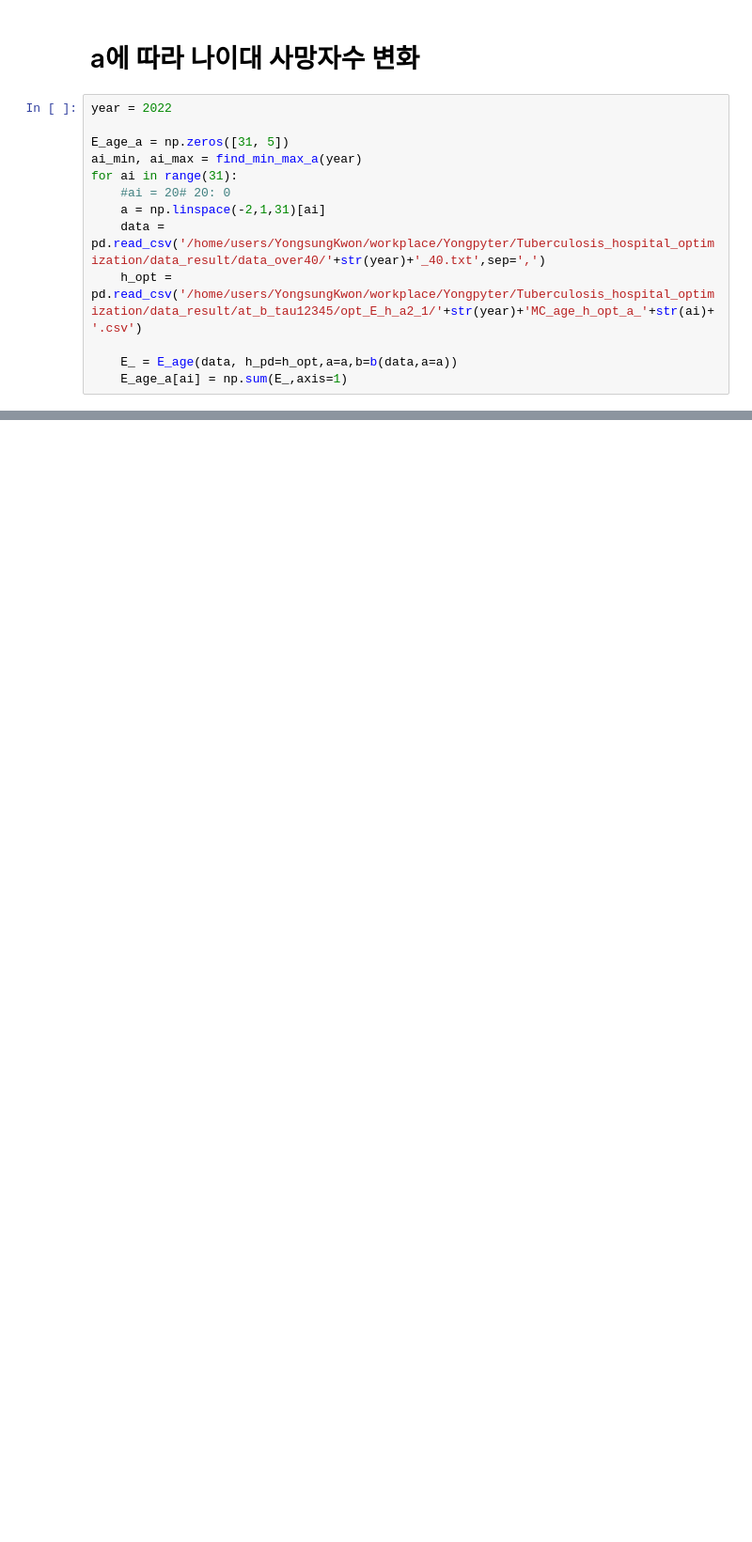
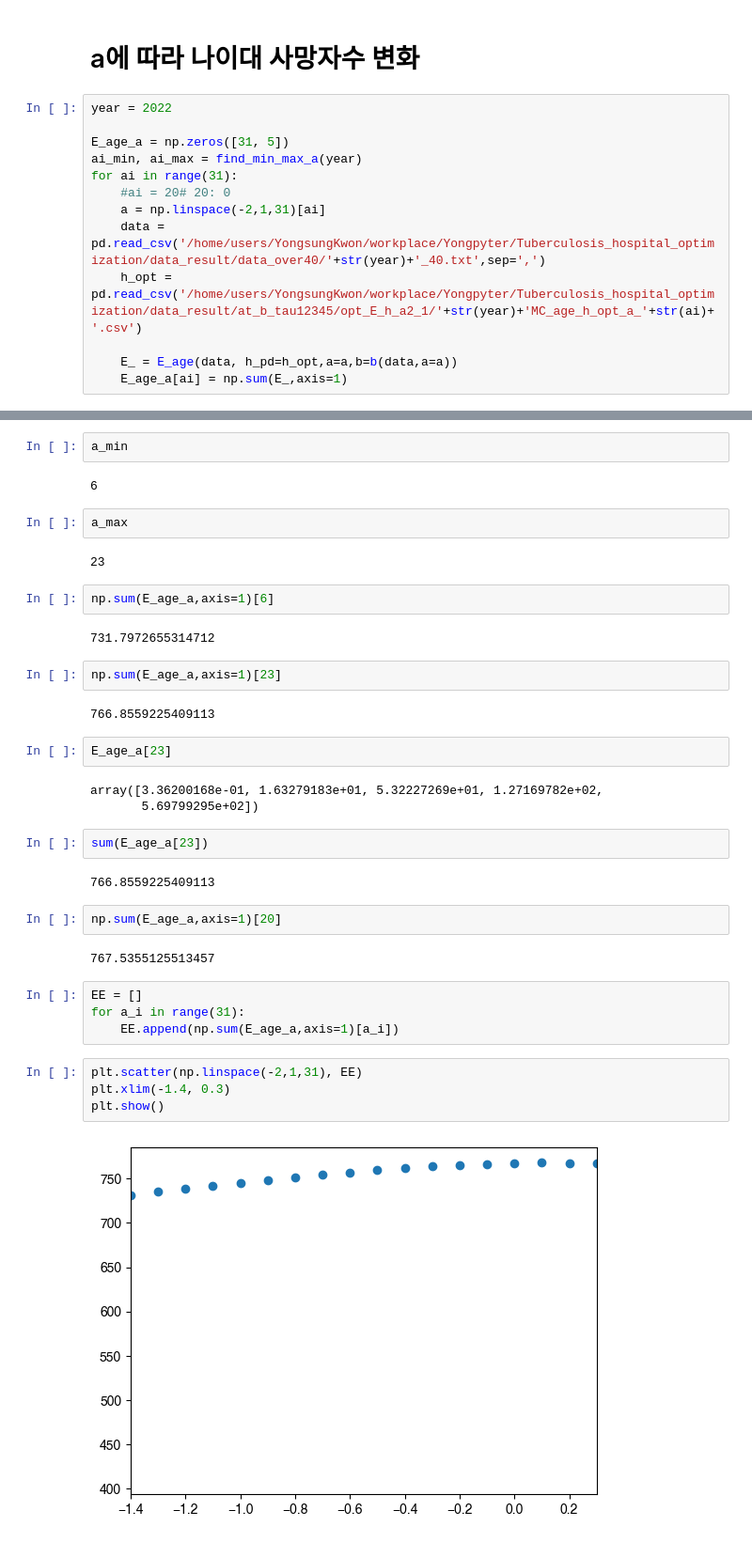
Before and after one commit to kwyosu7/Tuberculosis_hospital_optimization, a Jupyter notebook: at_b_tau12345/result_check.ipynb, the cells around one changed output, grey strips where cells are left out. Shown at 94% size. Drawn from its saved outputs; the diff is of its cells as text; blank space fills up the shorter version.

```diff
--- a/at_b_tau12345/result_check.ipynb
+++ b/at_b_tau12345/result_check.ipynb
@@ -230,0 +274,39 @@ plt.show()
+# %%
+a_min
+# %% [output]
+6
+# %%
+a_max
+# %% [output]
+23
+# %%
+np.sum(E_age_a,axis=1)[6]
+# %% [output]
+731.7972655314712
+# %%
+np.sum(E_age_a,axis=1)[23]
+# %% [output]
+766.8559225409113
+# %%
+E_age_a[23]
+# %% [output]
+array([3.36200168e-01, 1.63279183e+01, 5.32227269e+01, 1.27169782e+02,
+       5.69799295e+02])
+# %%
+sum(E_age_a[23])
+# %% [output]
+766.8559225409113
+# %%
+np.sum(E_age_a,axis=1)[20]
+# %% [output]
+767.5355125513457
+# %%
+EE = []
+for a_i in range(31):
+    EE.append(np.sum(E_age_a,axis=1)[a_i])
+# %%
+plt.scatter(np.linspace(-2,1,31), EE)
+plt.xlim(-1.4, 0.3)
+plt.show()
+# %% [output]
+[figure, added]
```
Also changed, not shown: parts of 10 cells of this notebook.
